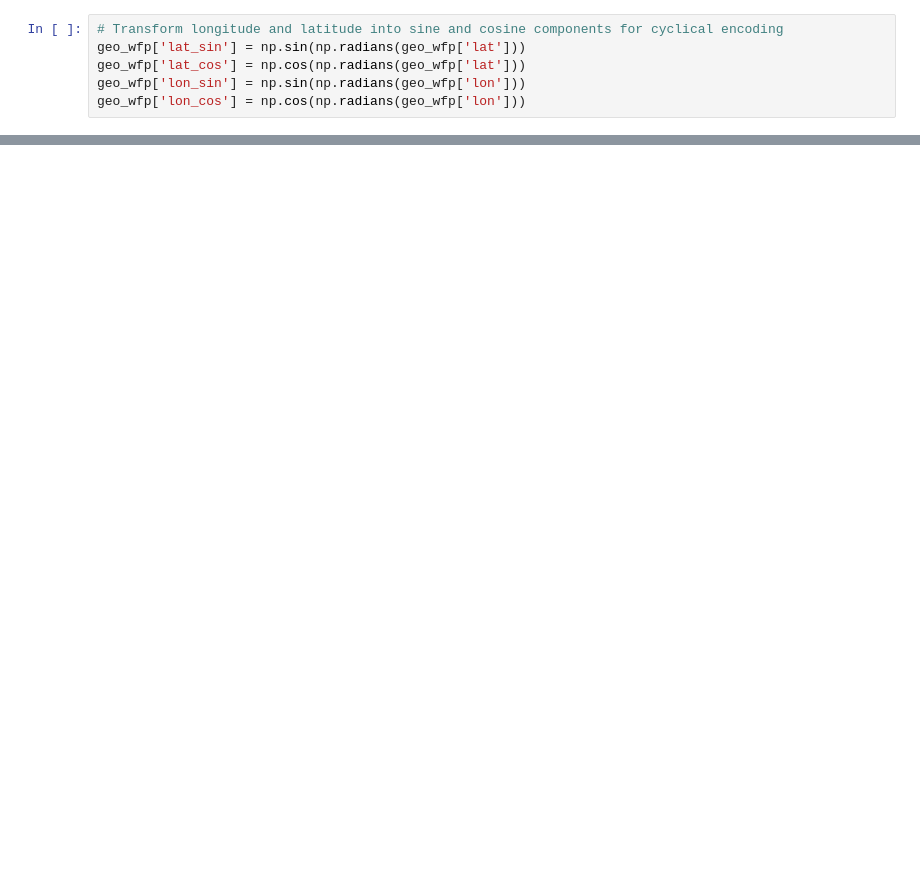
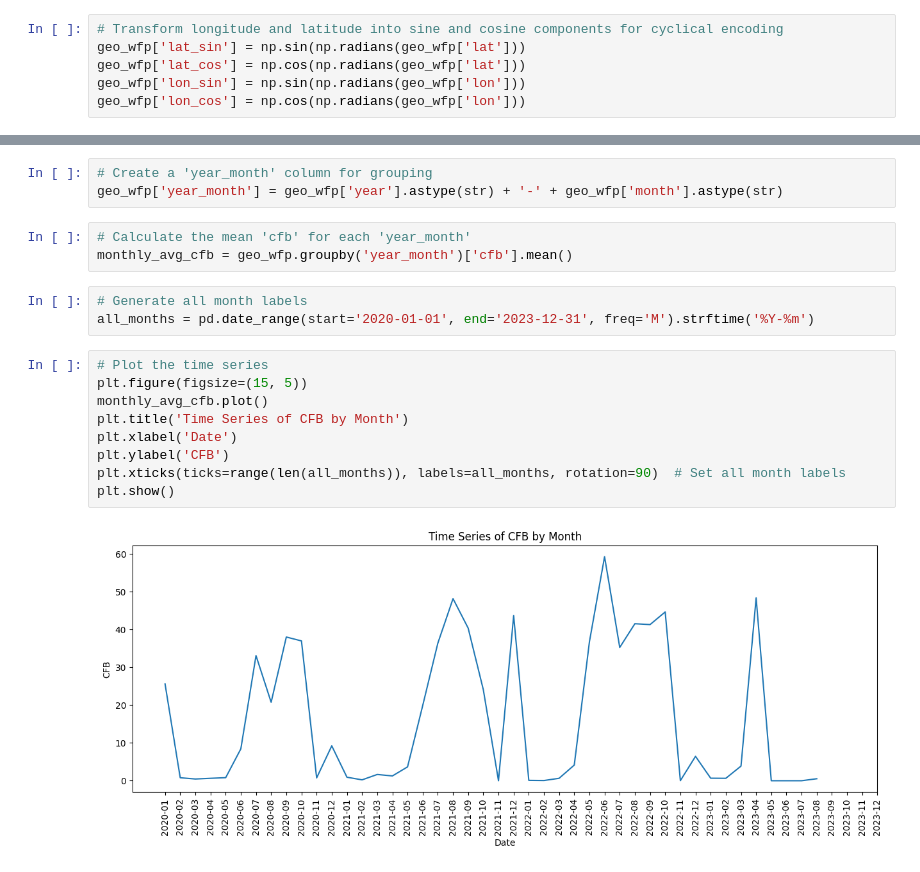
Before and after one commit to Big-Data-Capstone-S2024/WildFireSimulation, a Jupyter notebook: wildfireprediction_feature_engineering.ipynb, the cells around one changed output, grey strips where cells are left out. Saved outputs shown, nothing was run; the diff lists cells and outputs as text; blank space fills up the shorter version.

```diff
--- a/wildfireprediction_feature_engineering.ipynb
+++ b/wildfireprediction_feature_engineering.ipynb
@@ -199,0 +280,20 @@ plt.show()
+# %%
+# Create a 'year_month' column for grouping
+geo_wfp['year_month'] = geo_wfp['year'].astype(str) + '-' + geo_wfp['month'].astype(str)
+# %%
+# Calculate the mean 'cfb' for each 'year_month'
+monthly_avg_cfb = geo_wfp.groupby('year_month')['cfb'].mean()
+# %%
+# Generate all month labels
+all_months = pd.date_range(start='2020-01-01', end='2023-12-31', freq='M').strftime('%Y-%m')
+# %%
+# Plot the time series
+plt.figure(figsize=(15, 5))
+monthly_avg_cfb.plot()
+plt.title('Time Series of CFB by Month')
+plt.xlabel('Date')
+plt.ylabel('CFB')
+plt.xticks(ticks=range(len(all_months)), labels=all_months, rotation=90)  # Set all month labels
+plt.show()
+# %% [output]
+[figure, added]
```
Also changed, not shown: parts of 36 cells of this notebook, 2 other files.
